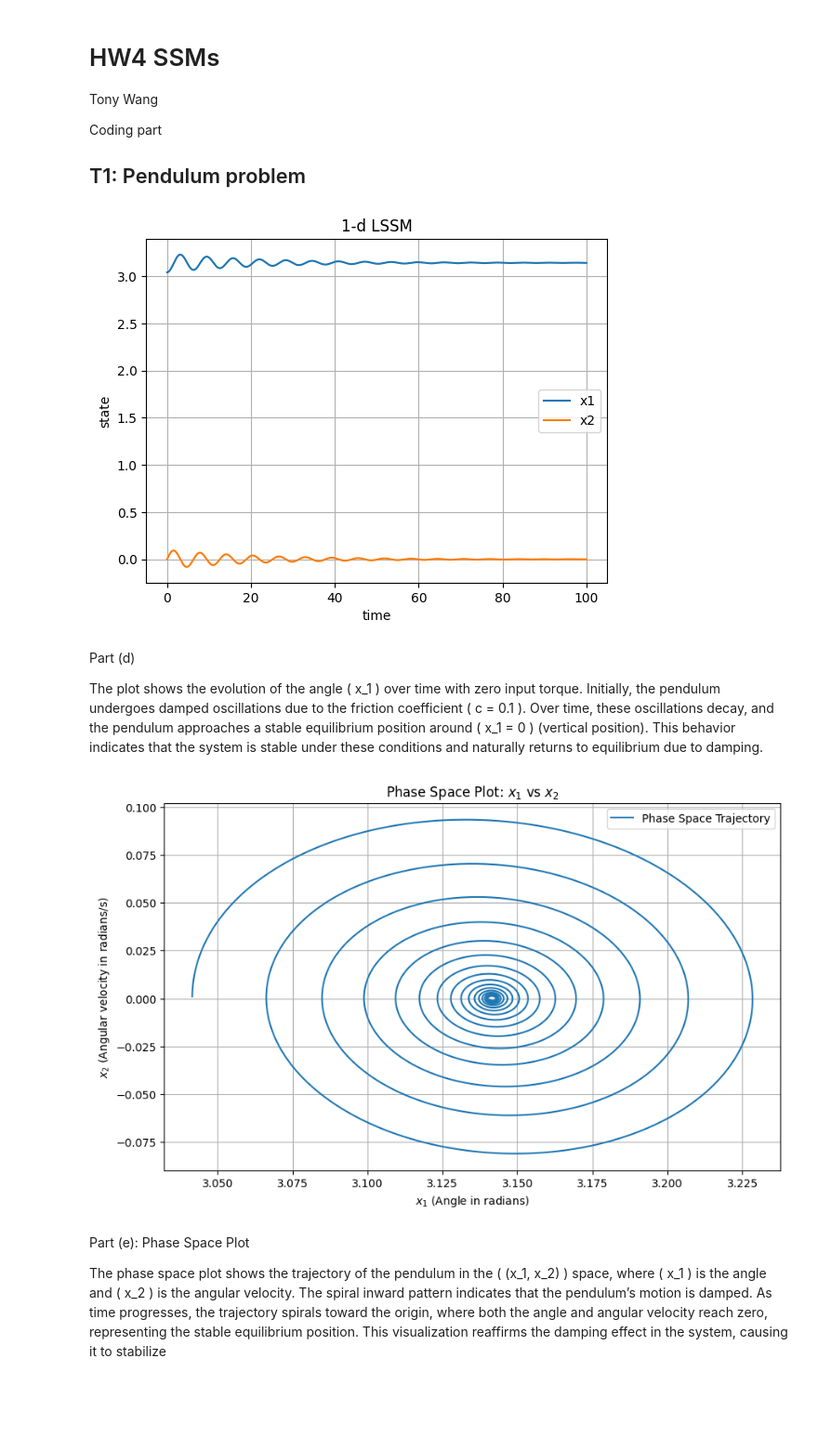
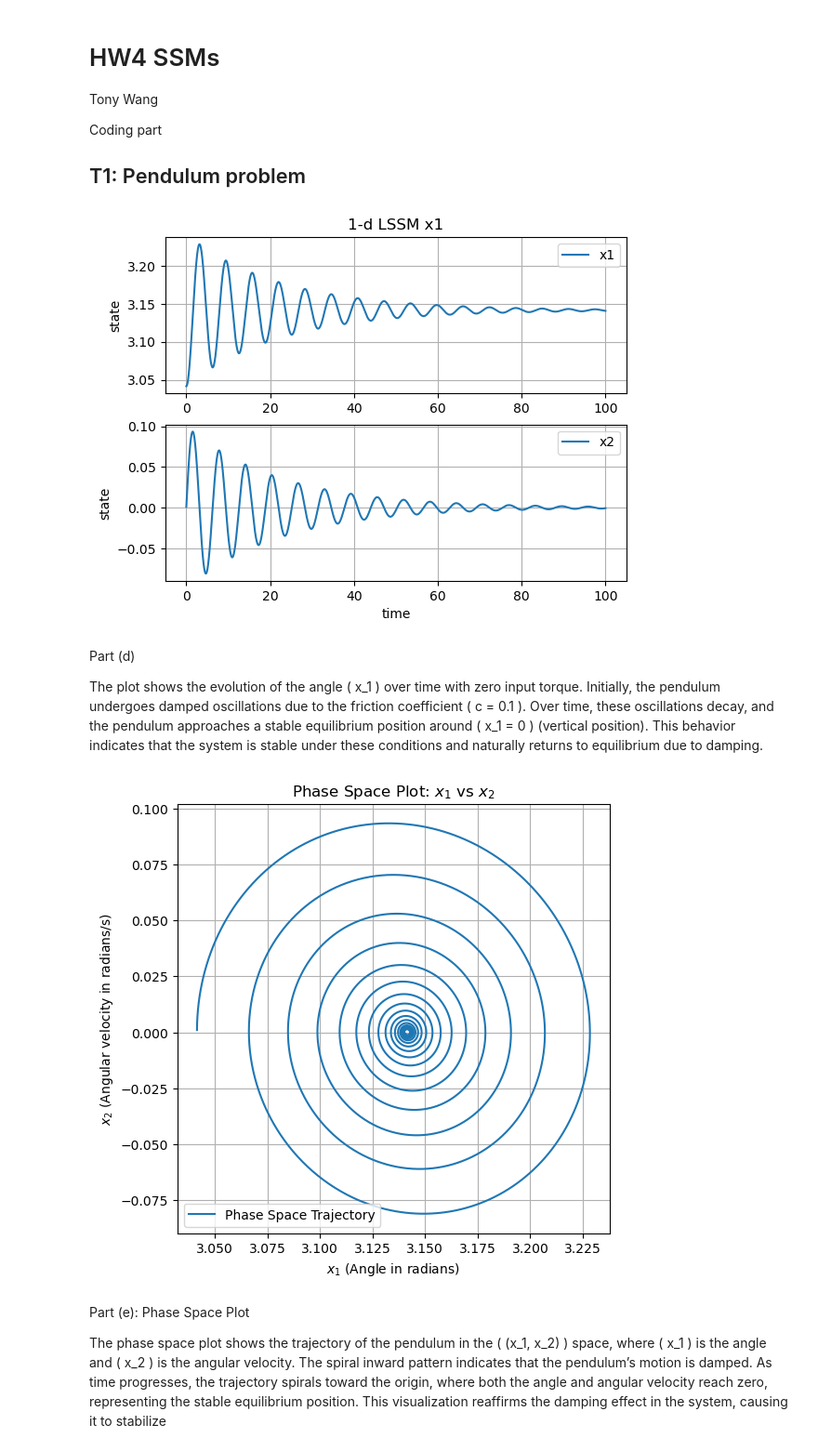
Before and after one commit to Everloom-129/ESE5380-ML-time-series, a Jupyter notebook: Assignments/hw4 state space model/SSM.ipynb, the cells around one changed output. Shown at 93% size. Cells and saved outputs as stored; diff of their text form; code cells hidden in the pictures; blank space fills up the shorter version.

```diff
--- a/Assignments/hw4 state space model/SSM.ipynb
+++ b/Assignments/hw4 state space model/SSM.ipynb
@@ -19,10 +19,8 @@ delta_t = 0.01
 x1_0 = np.pi - 0.1
 x2_0 = 0.0
 C = 0.1
-# Sinusoidal input
 amplitude = 0
 frequency = 0.5
-# Sinusoidal input over time
 u = amplitude *np.sin( frequency *np. arange ( num_steps ) )
 
 x1  = np.zeros(num_steps)
@@ -34,34 +32,43 @@ for i in range(num_steps):
     x1_0 = x1[i]
     x2_0 = x2[i]
 
-# plot the results
 plt.figure()
+plt.subplot(2,1,1)
 plt.plot(np.arange(num_steps)*delta_t, x1, label='x1')
+
+plt.title('1-d LSSM x1')
+plt.ylabel('state')
+
+plt.legend()
+plt.grid()
+
+plt.subplot(2,1,2)
 plt.plot(np.arange(num_steps)*delta_t, x2, label='x2')
-plt.title('1-d LSSM')
+
 plt.xlabel('time')
 plt.ylabel('state')
+
 plt.legend()
 plt.grid()
 plt.show()
 # %% [output]
-[figure, old version]
+[figure, new version]
 # %% [markdown]
 Part (d)
 
 The plot shows the evolution of the angle \( x_1 \) over time with zero input torque. Initially, the pendulum undergoes damped oscillations due to the friction coefficient \( c = 0.1 \). Over time, these oscillations decay, and the pendulum approaches a stable equilibrium position around \( x_1 = 0 \) (vertical position). This behavior indicates that the system is stable under these conditions and naturally returns to equilibrium due to damping.
 # %%
-# Phase space plot (x1 vs x2)
-plt.figure(figsize=(10, 6))
+# 1-e Phase space plot (x1 vs x2)
+plt.figure(figsize=(6, 6))
 plt.plot(x1, x2, label='Phase Space Trajectory')
 plt.title('Phase Space Plot: $x_1$ vs $x_2$')
 plt.xlabel('$x_1$ (Angle in radians)')
 plt.ylabel('$x_2$ (Angular velocity in radians/s)')
 plt.legend()
 plt.grid(True)
 plt.show()
 # %% [output]
-[figure, old version]
+[figure, new version]
 # %% [markdown]
 Part (e): Phase Space Plot
 
```
Also changed, not shown: parts of 6 cells of this notebook, 5 other files.
